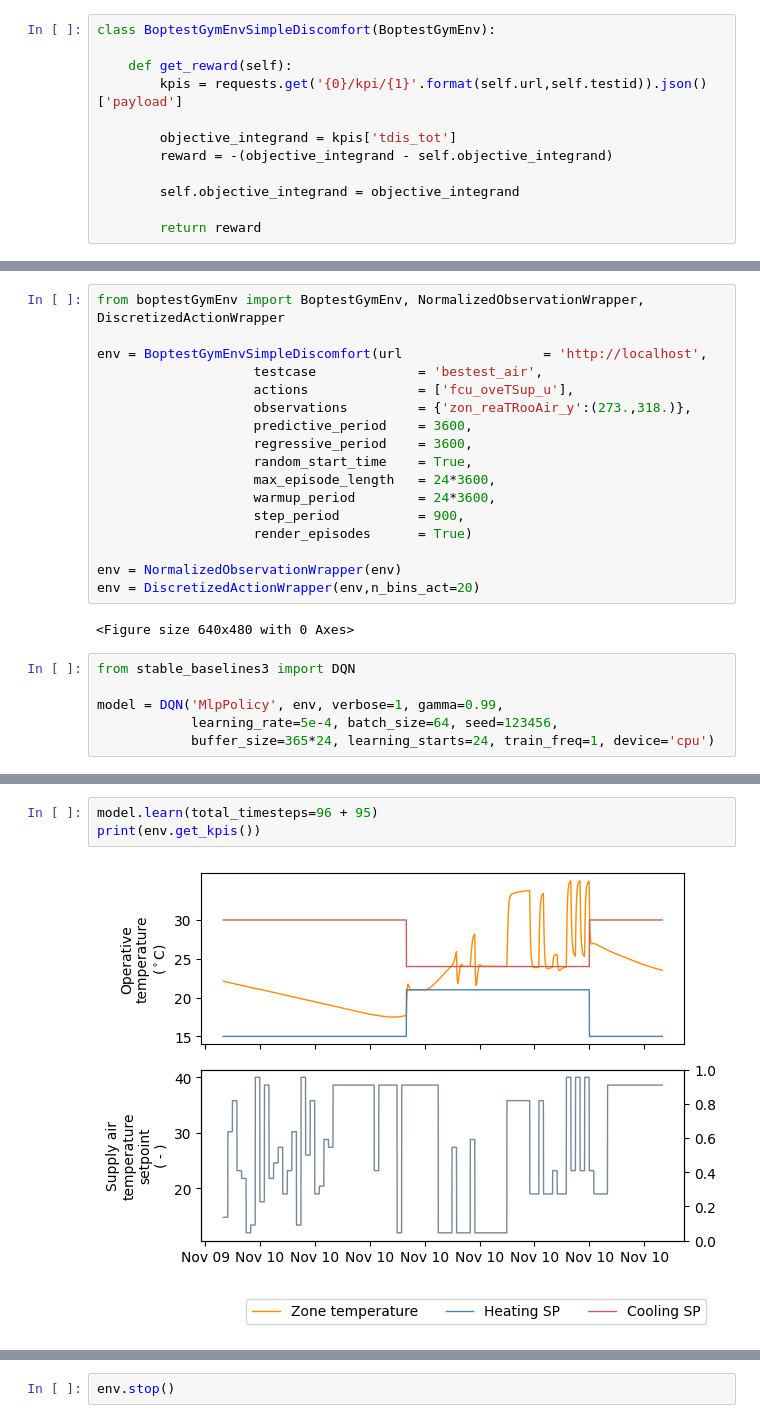
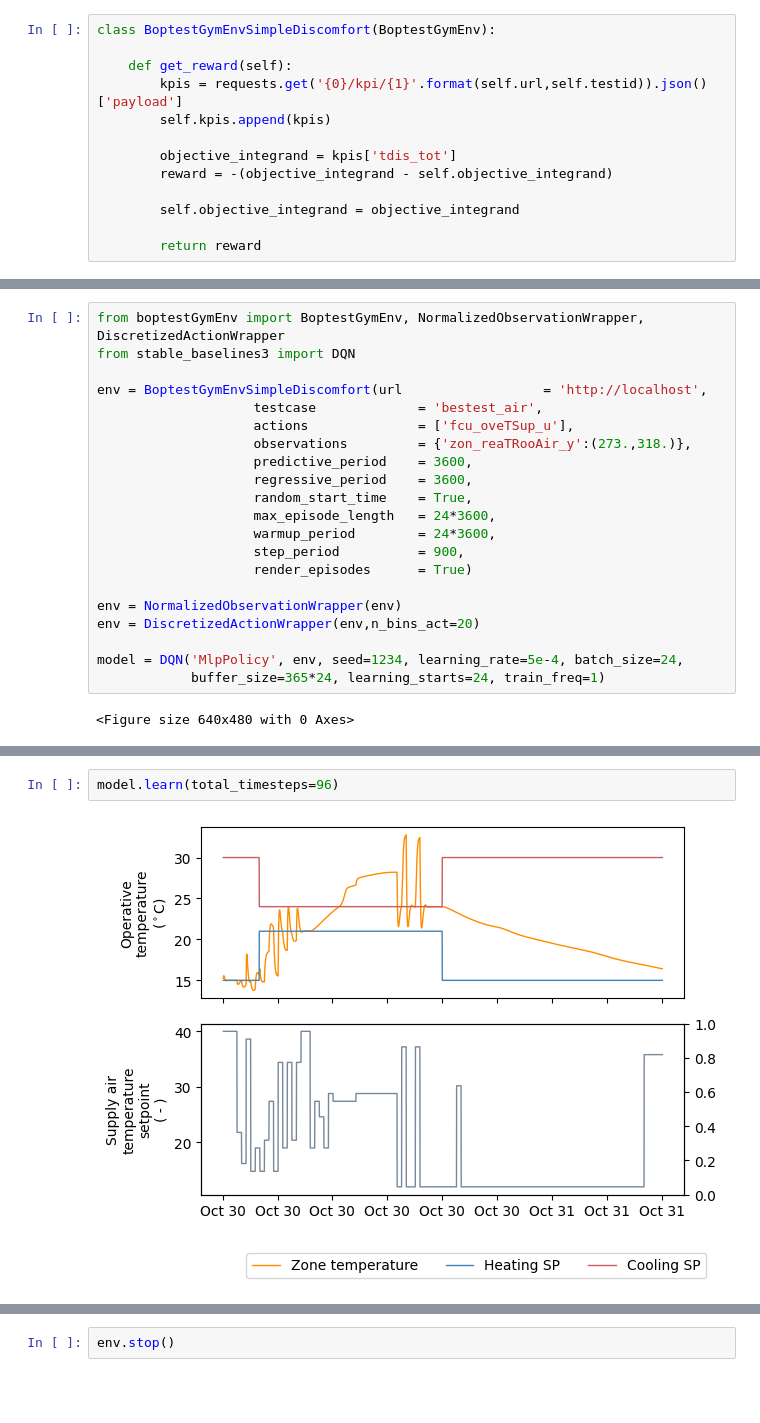
Before and after one commit to FerranAD/boptest-dqn-bestest-air, a Jupyter notebook: main.ipynb, the cells around one changed output, grey strips where cells are left out. Saved outputs shown, nothing was run; the diff lists cells and outputs as text; blank space fills up the shorter version.

Commit message:
feat(boptest): train tqdm on complex scenario

```diff
--- a/main.ipynb
+++ b/main.ipynb
@@ -107,6 +153,7 @@ class BoptestGymEnvSimpleDiscomfort(BoptestGymEnv):
 
     def get_reward(self):
         kpis = requests.get('{0}/kpi/{1}'.format(self.url,self.testid)).json()['payload']
+        self.kpis.append(kpis)
 
         objective_integrand = kpis['tdis_tot']
         reward = -(objective_integrand - self.objective_integrand)
@@ -126,5 +176,6 @@ We need to define some time related parameters before creating the gym env.
 # %%
 from boptestGymEnv import BoptestGymEnv, NormalizedObservationWrapper, DiscretizedActionWrapper
+from stable_baselines3 import DQN
 
 env = BoptestGymEnvSimpleDiscomfort(url                  = 'http://localhost',
                     testcase             = 'bestest_air',
@@ -140,11 +191,8 @@ env = BoptestGymEnvSimpleDiscomfort(url                  = 'http://localhost',
 
 env = NormalizedObservationWrapper(env)
 env = DiscretizedActionWrapper(env,n_bins_act=20)
+
+model = DQN('MlpPolicy', env, seed=1234, learning_rate=5e-4, batch_size=24,
+            buffer_size=365*24, learning_starts=24, train_freq=1)
 # %% [output]
 <Figure size 640x480 with 0 Axes>
-# %%
-from stable_baselines3 import DQN
-
-model = DQN('MlpPolicy', env, verbose=1, gamma=0.99,
-            learning_rate=5e-4, batch_size=64, seed=123456,
-            buffer_size=365*24, learning_starts=24, train_freq=1, device='cpu')
@@ -166,5 +205,4 @@ def activate_plots():
 # %%
-model.learn(total_timesteps=96 + 95)
-print(env.get_kpis())
+model.learn(total_timesteps=96)
 # %% [output]
-[figure, old version]
+[figure, new version]
```
Also changed, not shown: parts of 30 cells of this notebook.
